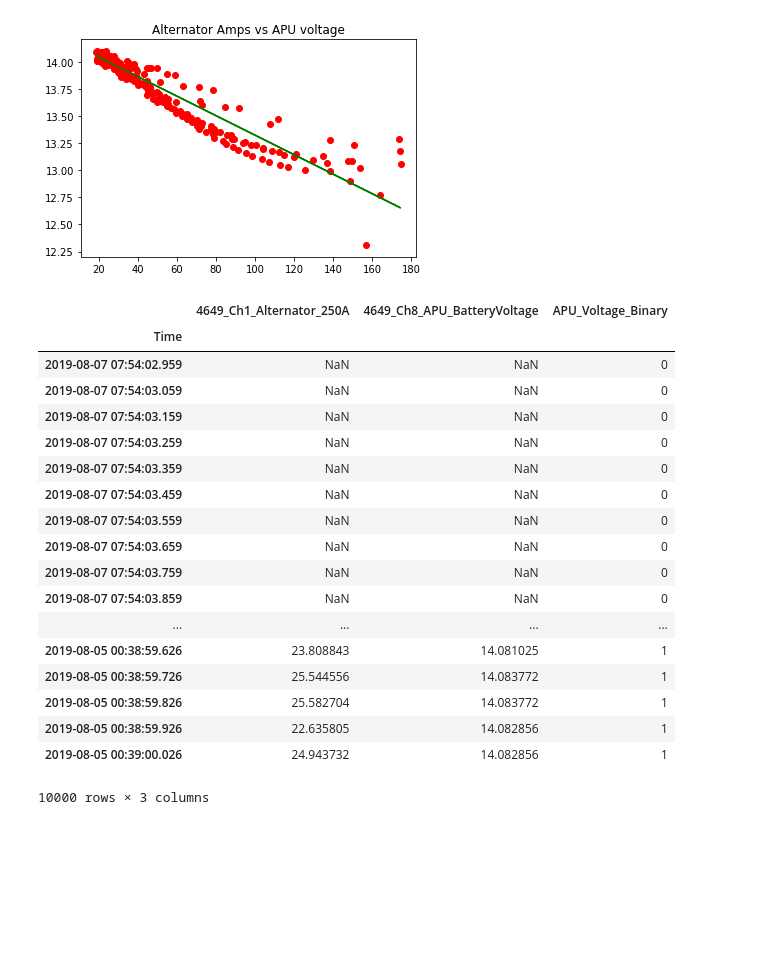
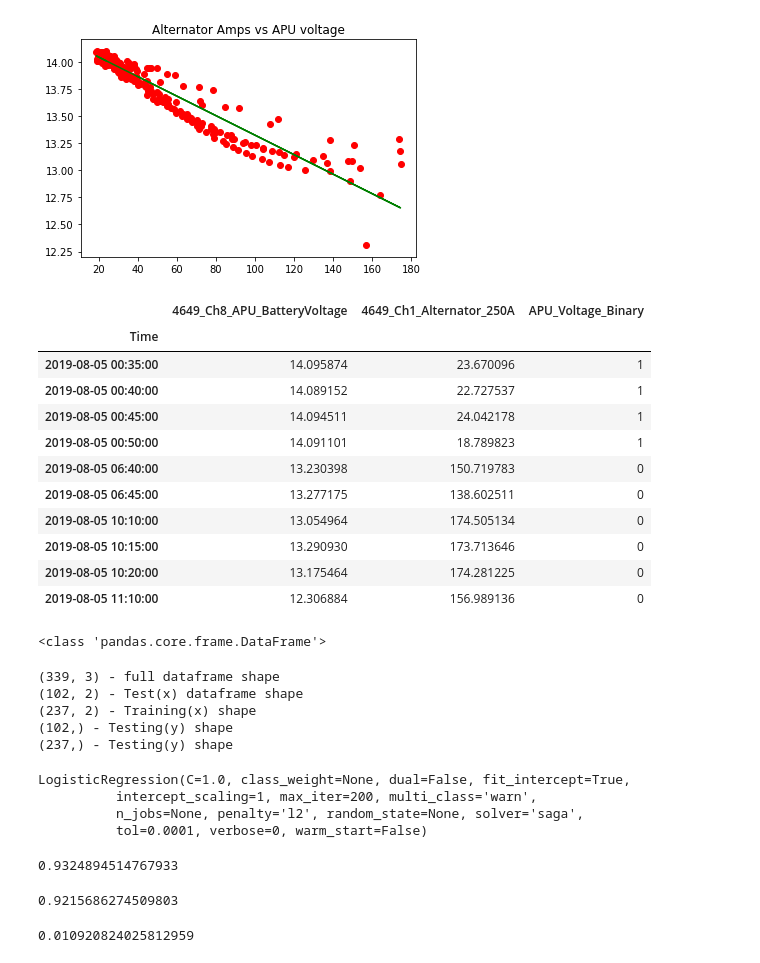
Before and after one commit to UNCG-CSE/Volvo_Truck_Analytics, a Jupyter notebook: src/billTruck1Proj2.ipynb, the cells around one changed output. Cells and saved outputs as stored; diff of their text form; code cells hidden in the pictures; blank space fills up the shorter version.

Commit message:
Log regression binary predict

```diff
--- a/src/billTruck1Proj2.ipynb
+++ b/src/billTruck1Proj2.ipynb
@@ -136,29 +136,63 @@ Text(0.5, 1.0, 'Alternator Amps vs APU voltage')
 [figure]
 # %%
 #logistic regression classifier
-df_T1.dropna()
+
+mldf = x1[['4649_Ch8_APU_BatteryVoltage','4649_Ch1_Alternator_250A',]].dropna()
 #create a new col to show if battery is "fully charged or not"
-df_T1['APU_Voltage_Binary'] = (df_T1['4649_Ch8_APU_BatteryVoltage']>14)*1
+mldf['APU_Voltage_Binary'] = (mldf['4649_Ch8_APU_BatteryVoltage']>14)*1
 #going to try and predict what time of day the APU unit will be "charged"
-logReg = LogisticRegression()
-df_T1.head(10000)
+logReg = LogisticRegression(max_iter=200,solver = 'saga')
+mldf.head(10)
 # %% [output]
-|  | 4649_Ch1_Alternator_250A | 4649_Ch8_APU_BatteryVoltage | APU_Voltage_Binary |
+|  | 4649_Ch8_APU_BatteryVoltage | 4649_Ch1_Alternator_250A | APU_Voltage_Binary |
 | Time |  |  |  |
-| 2019-08-07 07:54:02.959 | NaN | NaN | 0 |
-| 2019-08-07 07:54:03.059 | NaN | NaN | 0 |
-| 2019-08-07 07:54:03.159 | NaN | NaN | 0 |
-| 2019-08-07 07:54:03.259 | NaN | NaN | 0 |
-| 2019-08-07 07:54:03.359 | NaN | NaN | 0 |
-| 2019-08-07 07:54:03.459 | NaN | NaN | 0 |
-| 2019-08-07 07:54:03.559 | NaN | NaN | 0 |
-| 2019-08-07 07:54:03.659 | NaN | NaN | 0 |
-| 2019-08-07 07:54:03.759 | NaN | NaN | 0 |
-| 2019-08-07 07:54:03.859 | NaN | NaN | 0 |
-| ... | ... | ... | ... |
-| 2019-08-05 00:38:59.626 | 23.808843 | 14.081025 | 1 |
-| 2019-08-05 00:38:59.726 | 25.544556 | 14.083772 | 1 |
-| 2019-08-05 00:38:59.826 | 25.582704 | 14.083772 | 1 |
-| 2019-08-05 00:38:59.926 | 22.635805 | 14.082856 | 1 |
-| 2019-08-05 00:39:00.026 | 24.943732 | 14.082856 | 1 |
+| 2019-08-05 00:35:00 | 14.095874 | 23.670096 | 1 |
+| 2019-08-05 00:40:00 | 14.089152 | 22.727537 | 1 |
+| 2019-08-05 00:45:00 | 14.094511 | 24.042178 | 1 |
+| 2019-08-05 00:50:00 | 14.091101 | 18.789823 | 1 |
+| 2019-08-05 06:40:00 | 13.230398 | 150.719783 | 0 |
+| 2019-08-05 06:45:00 | 13.277175 | 138.602511 | 0 |
+| 2019-08-05 10:10:00 | 13.054964 | 174.505134 | 0 |
+| 2019-08-05 10:15:00 | 13.290930 | 173.713646 | 0 |
+| 2019-08-05 10:20:00 | 13.175464 | 174.281225 | 0 |
+| 2019-08-05 11:10:00 | 12.306884 | 156.989136 | 0 |
-10000 rows × 3 columns
+# %%
+print(type(mldf.iloc[:,:1]))
+X_train, X_test, y_train, y_test = train_test_split(mldf.iloc[:,:2],mldf.APU_Voltage_Binary, test_size = 0.3)
+# %% [output]
+<class 'pandas.core.frame.DataFrame'>
+# %%
+print(mldf.shape, "- full dataframe shape")
+print(X_test.shape, "- Test(x) dataframe shape")
+print(X_train.shape, "- Training(x) shape")
+print(y_test.shape, "- Testing(y) shape")
+print(y_train.shape, "- Testing(y) shape")
+# %% [output]
+(339, 3) - full dataframe shape
+(102, 2) - Test(x) dataframe shape
+(237, 2) - Training(x) shape
+(102,) - Testing(y) shape
+(237,) - Testing(y) shape
+# %%
+#train classifier
+logReg.fit(X_train,y_train)
+# %% [output]
+LogisticRegression(C=1.0, class_weight=None, dual=False, fit_intercept=True,
+          intercept_scaling=1, max_iter=200, multi_class='warn',
+          n_jobs=None, penalty='l2', random_state=None, solver='saga',
+          tol=0.0001, verbose=0, warm_start=False)
+# %%
+#get some score values for 'accuracy'
+logReg.score(X_train,y_train)
+# %% [output]
+0.9324894514767933
+# %%
+logReg.score(X_test,y_test)#this value shouls be less.
+# %% [output]
+0.9215686274509803
+# %%
+trainscore = logReg.score(X_train,y_train)
+testscore =logReg.score(X_test,y_test) #this value shouls be less.
+print(trainscore-testscore)
+# %% [output]
+0.010920824025812959
```
Also changed, not shown: parts of 3 cells of this notebook.
